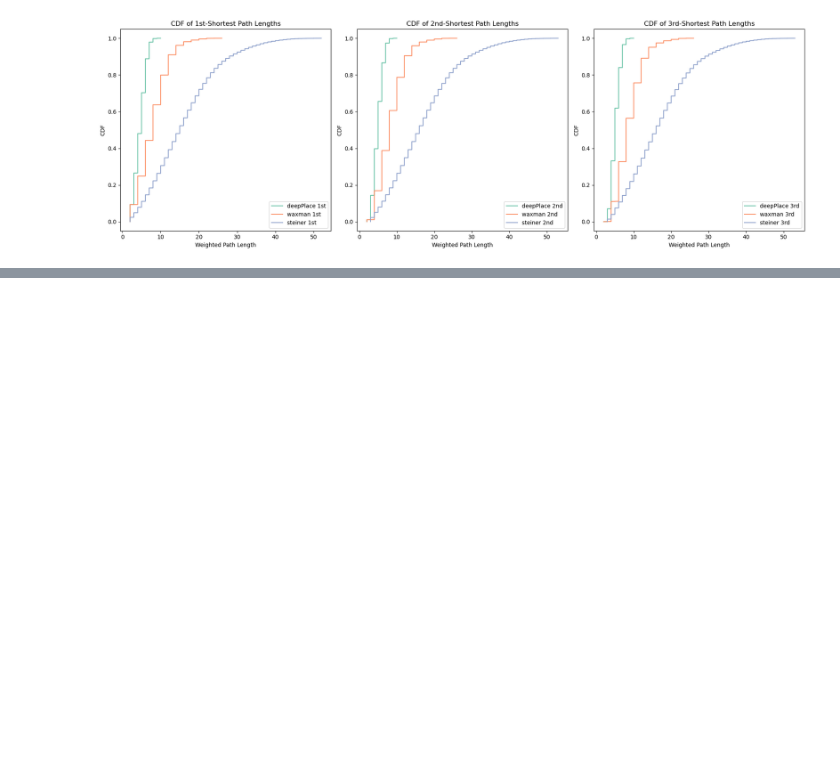
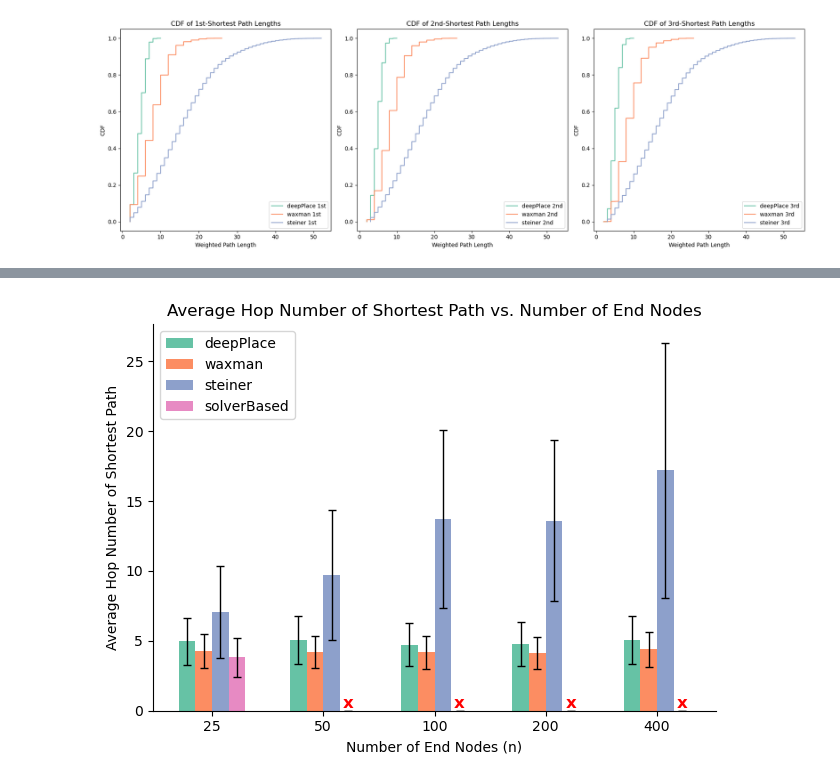
Before and after one commit to ygan11/topo_gen, a Jupyter notebook: src/paper_plot.ipynb, the cells around one changed output, grey strips where cells are left out. Cells and saved outputs as stored; diff of their text form; code cells hidden in the pictures; blank space fills up the shorter version.

```diff
--- a/src/paper_plot.ipynb
+++ b/src/paper_plot.ipynb
@@ -479,0 +544,86 @@ solverBased 25: 0.8683841055095702 ± 0.32206842542134567
+# %%
+# Average hop number of shortest path vs. number of end nodes
+import os
+import json
+import networkx as nx
+import matplotlib.pyplot as plt
+import numpy as np
+import seaborn as sns
+from itertools import combinations
+from itertools import islice
+
+# 定义名称、节点数量和拓扑索引
+names = ["deepPlace", "waxman", "steiner", "solverBased"]
+n_values = [25, 50, 100, 200, 400]
+topo_indices = range(1)
+dir_path = "../dist/topos/"
+# 存储所有跳数数据
+path_lengths = {name: {n: [] for n in n_values} for name in names}
+
+# 读取 JSON 文件并提取跳数数据
+for name in names:
+    for n in n_values:
+        for topo_idx in topo_indices:
+            filename = dir_path + f"{name}-{n}-{topo_idx}.json"
+            if os.path.exists(filename):
+                with open(filename, 'r') as f:
+                    data = json.load(f)
+                    G = nx.node_link_graph(data)
+                    endnodes = [node for node, attr in G.nodes(data=True) if attr.get('type') == 'endnode']
+                    for u, v in combinations(endnodes, 2):
+                        try:
+                            lengths = list(islice(nx.shortest_simple_paths(G, u, v), 3))
+                            if len(lengths) > 0:
+                                path_lengths[name][n].append(len(lengths[0]) - 1)
+                        except nx.NetworkXNoPath:
+                            pass
+
+# 计算平均值和误差条
+averages = {name: [] for name in names}
+errors = {name: [] for name in names}
+
+for name in names:
+    for n in n_values:
+        values = path_lengths[name][n]
+        if values:
+            avg = np.mean(values)
+            err = np.std(values)
+            averages[name].append(avg)
+            errors[name].append(err)
+        else:
+            averages[name].append(0)
+            errors[name].append(0)
+
+# 使用 seaborn 调色板
+colors = sns.color_palette("Set2", len(names))
+
+# 绘制柱状图和误差条
+fig, ax = plt.subplots()
+
+bar_width = 0.15
+index = np.arange(len(n_values))
+
+for i, (name, color) in enumerate(zip(names, colors)):
+    bars = ax.bar(index + i * bar_width, averages[name], bar_width, yerr=errors[name], label=name, color=color,
+                  capsize=3, error_kw=dict(elinewidth=1, capthick=1))
+
+    # 添加红色叉号 "x" 表示没有数据的位置
+    for j, avg in enumerate(averages[name]):
+        if avg == 0:
+            ax.text(index[j] + i * bar_width, 0, 'x', ha='center', va='bottom', color='red', fontsize=12, fontweight='bold')
+
+ax.set_xlabel('Number of End Nodes (n)')
+ax.set_ylabel('Average Hop Number of Shortest Path')
+ax.set_title('Average Hop Number of Shortest Path vs. Number of End Nodes')
+ax.set_xticks(index + bar_width * (len(names) - 1) / 2)
+ax.set_xticklabels(n_values)
+ax.legend()
+
+# 优化图形显示效果
+sns.despine()
+plt.tight_layout()
+# save_path = "../dist/"
+# plt.savefig(save_path + "fig-n_vs_hop_num.pdf", transparent=True)
+plt.show()
+# %% [output]
+[figure, added]
```
Also changed, not shown: parts of 3 cells of this notebook.
